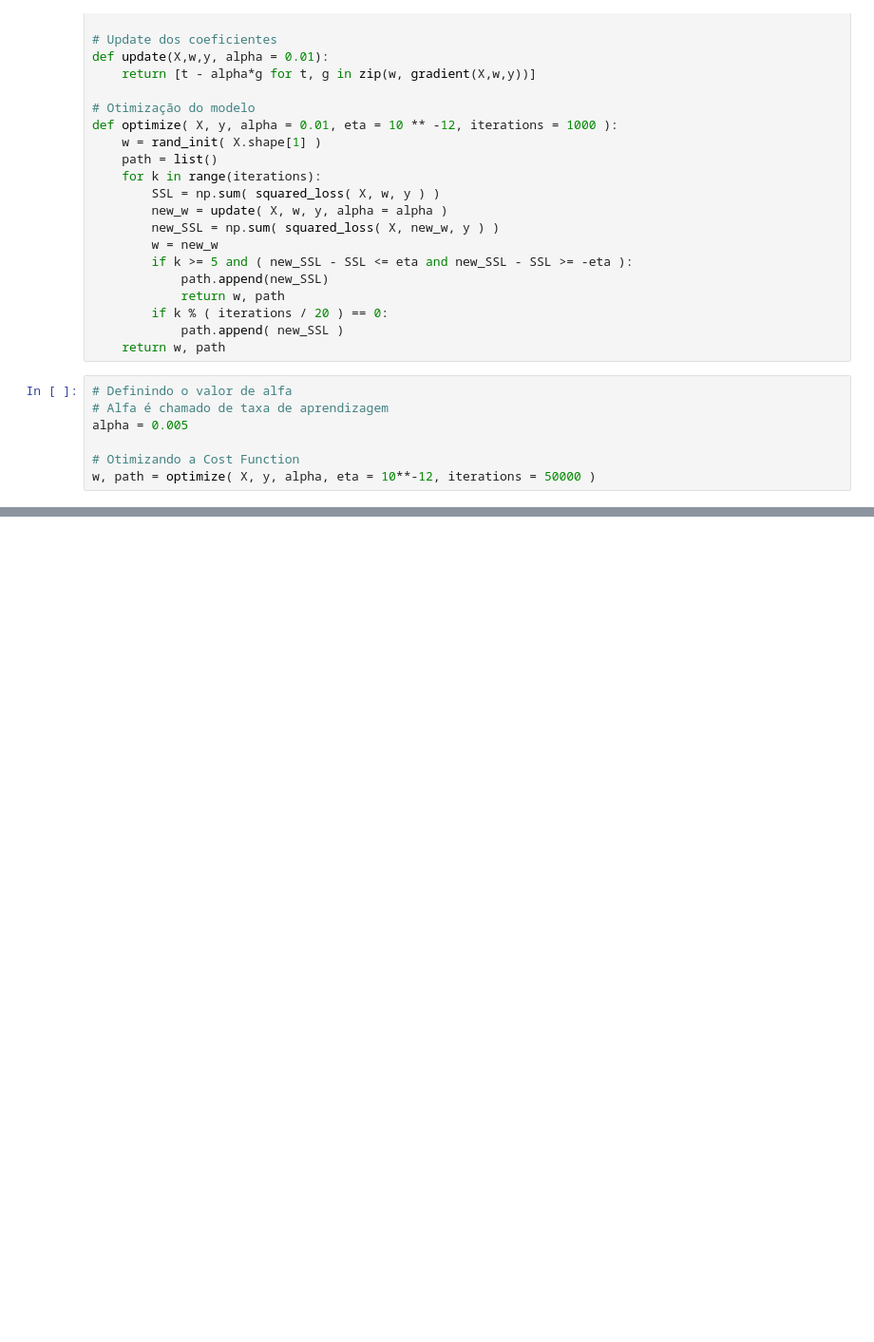
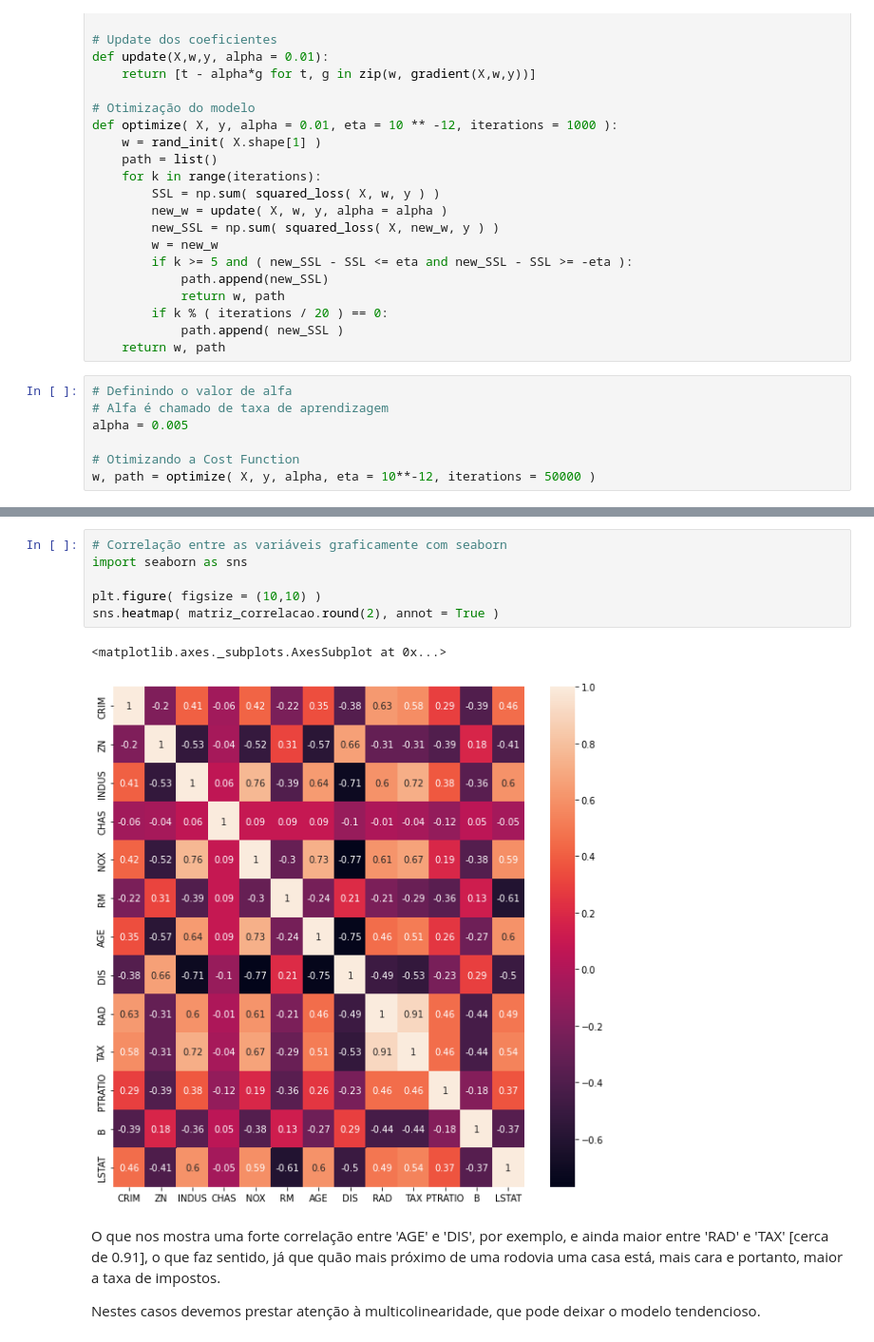
Before and after one commit to GuilhermeRuy97/Machine-Learning-Scientist, a Jupyter notebook: ds_academy/machine-learning/05_regressao_pt_2.ipynb, the cells around one changed output, grey strips where cells are left out. Shown: that part at 95% size. Drawn from its saved outputs; the diff is of its cells as text; blank space fills up the shorter version.

```diff
--- a/ds_academy/machine-learning/05_regressao_pt_2.ipynb
+++ b/ds_academy/machine-learning/05_regressao_pt_2.ipynb
@@ -494,0 +673,13 @@ Caminho do Gradiente mostrando o erro ao quadrado
+# %%
+# Correlação entre as variáveis graficamente com seaborn
+import seaborn as sns
+
+plt.figure( figsize = (10,10) )
+sns.heatmap( matriz_correlacao.round(2), annot = True )
+# %% [output]
+<matplotlib.axes._subplots.AxesSubplot at 0x...>
+[figure, added]
+# %% [markdown]
+O que nos mostra uma forte correlação entre 'AGE' e 'DIS', por exemplo, e ainda maior entre 'RAD' e 'TAX' [cerca de 0.91], o que faz sentido, já que quão mais próximo de uma rodovia uma casa está, mais cara e portanto, maior a taxa de impostos.
+
+Nestes casos devemos prestar atenção à multicolinearidade, que pode deixar o modelo tendencioso.
```
Also changed, not shown: parts of 24 cells of this notebook.
